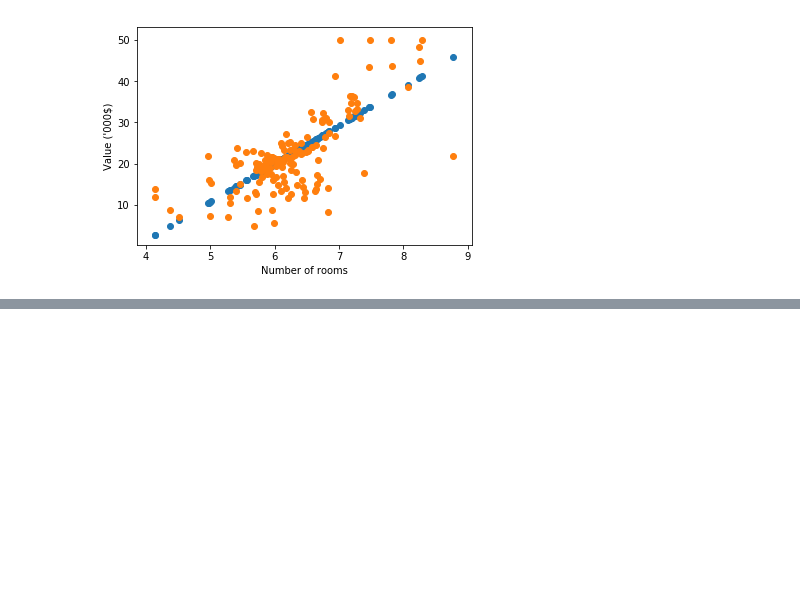
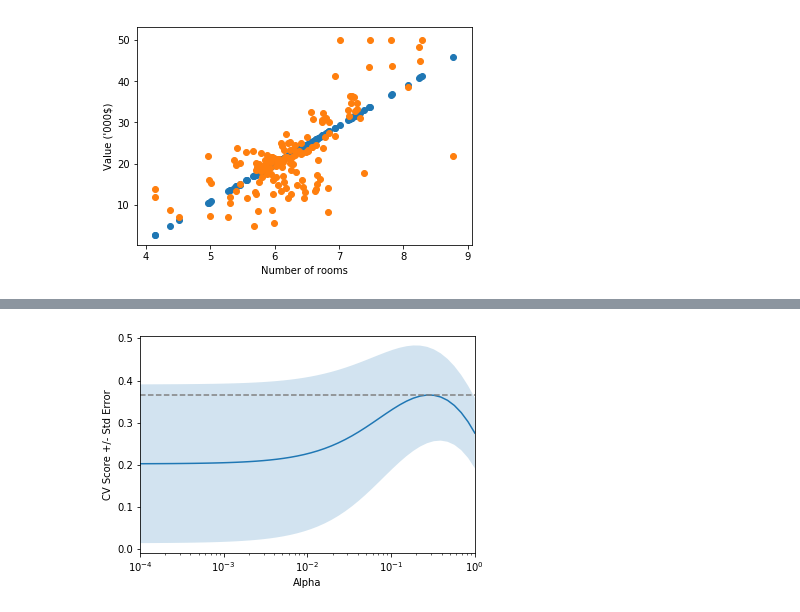
Before and after one commit to vayadi/machinelearning, a Jupyter notebook: notebooks/basic_linear_regression_Boston_housing.ipynb, the cells around one changed output, grey strips where cells are left out. Saved outputs shown, nothing was run; the diff lists cells and outputs as text; code cells hidden in the pictures; blank space fills up the shorter version.

```diff
--- a/notebooks/basic_linear_regression_Boston_housing.ipynb
+++ b/notebooks/basic_linear_regression_Boston_housing.ipynb
@@ -89,3 +90,6 @@ plt.scatter(X_test, y_test)
 plt.show()
 # %% [output]
 [figure]
+# %%
+cv_scores = cross_val_score(linear_reg, X_rooms, y, cv=5)
+print("Average 5-Fold CV Score: {}".format(np.mean(cv_scores)))
@@ -91,0 +130,33 @@ plt.show()
+# %%
+def display_cv_plot(cv_scores, cv_scores_std, cv_ways):
+    fig = plt.figure()
+    ax = fig.add_subplot(1,1,1)
+    ax.plot(alpha_space, cv_scores)
+
+    std_error = cv_scores_std / np.sqrt(cv_ways)
+
+    ax.fill_between(alpha_space, cv_scores + std_error, cv_scores - std_error, alpha=0.2)
+    ax.set_ylabel('CV Score +/- Std Error')
+    ax.set_xlabel('Alpha')
+    ax.axhline(np.max(cv_scores), linestyle='--', color='.5')
+    ax.set_xlim([alpha_space[0], alpha_space[-1]])
+    ax.set_xscale('log')
+    plt.show()
+# %%
+alpha_space = np.logspace(-4, 0, 50)
+ridge_scores = []
+ridge_scores_std = []
+
+# Create a ridge regressor: ridge
+ridge_reg = Ridge(normalize=True)
+
+for alpha in alpha_space:
+    ridge_reg.alpha = alpha
+    ridge_cv_scores = cross_val_score(ridge_reg, X, y, cv=10)
+
+    ridge_scores.append(np.mean(ridge_cv_scores))
+    ridge_scores_std.append(np.std(ridge_cv_scores))
+# %%
+display_cv_plot(ridge_scores, ridge_scores_std, 10)
+# %% [output]
+[figure, added]
```
Also changed, not shown: parts of 9 cells of this notebook.
